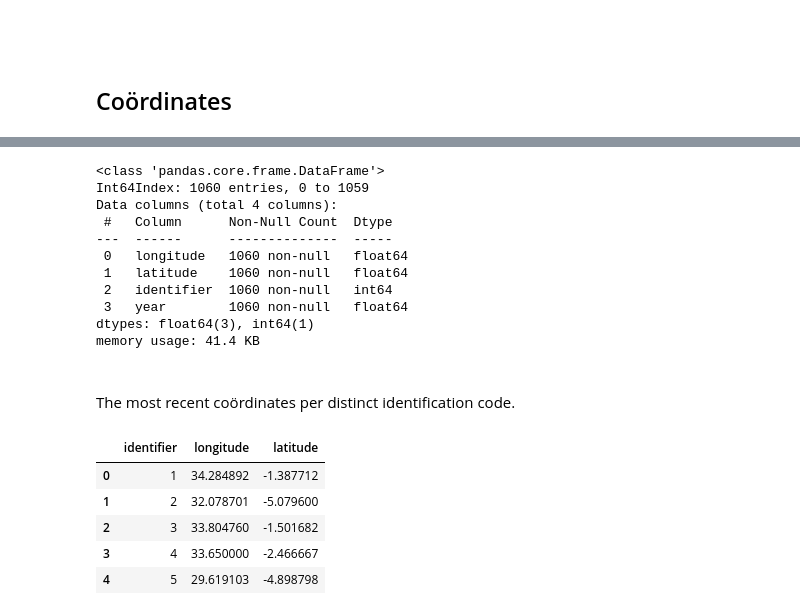
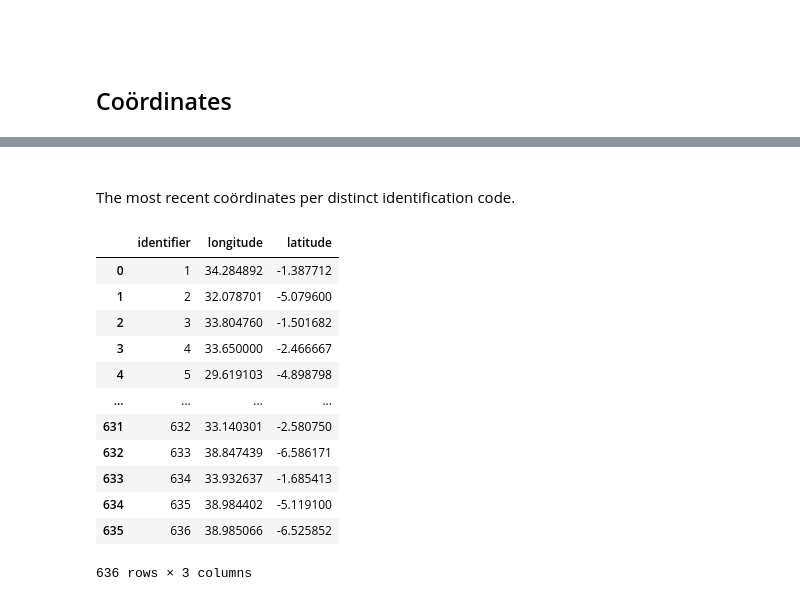
Before and after one commit to helminthiases/networks, a Jupyter notebook: notebooks/graphs.ipynb, the cells around one changed output, grey strips where cells are left out. Saved outputs shown, nothing was run; the diff lists cells and outputs as text; code cells hidden in the pictures.

```diff
--- a/notebooks/graphs.ipynb
+++ b/notebooks/graphs.ipynb
@@ -115,7 +115,7 @@ os.path.basename(hub)
 
 An experiments data set
 # %%
-url = 'https://raw.githubusercontent.com/helminthiases/infections/develop/warehouse/data/ESPEN/networks/linear/TZ.csv'
+url = 'https://raw.githubusercontent.com/helminthiases/infections/develop/warehouse/data/ESPEN/networks/edges/TZ.csv'
 frame = pd.read_csv(filepath_or_buffer=url, header=0, encoding='utf-8')
 frame.columns
 # %% [output]
@@ -308,17 +322,3 @@ example = focus[['longitude', 'latitude', 'identifier', 'year']].sort_values(by=
-# %%
-example.info()
-# %% [output]
-<class 'pandas.core.frame.DataFrame'>
-Int64Index: 1060 entries, 0 to 1059
-Data columns (total 4 columns):
- #   Column      Non-Null Count  Dtype
----  ------      --------------  -----
- 0   longitude   1060 non-null   float64
- 1   latitude    1060 non-null   float64
- 2   identifier  1060 non-null   int64
- 3   year        1060 non-null   float64
-dtypes: float64(3), int64(1)
-memory usage: 41.4 KB
 # %% [markdown]
 <br>
 
@@ -326,11 +326,18 @@ The most recent co&ouml;rdinates per distinct identification code.
 # %%
 points = example[['longitude', 'latitude', 'identifier']].groupby(by='identifier').agg(lambda x: x.iloc[-1])
 points = points.copy().reset_index()
-points.head()
+points
 # %% [output]
 |  | identifier | longitude | latitude |
 | 0 | 1 | 34.284892 | -1.387712 |
 | 1 | 2 | 32.078701 | -5.079600 |
 | 2 | 3 | 33.804760 | -1.501682 |
 | 3 | 4 | 33.650000 | -2.466667 |
 | 4 | 5 | 29.619103 | -4.898798 |
+| ... | ... | ... | ... |
+| 631 | 632 | 33.140301 | -2.580750 |
+| 632 | 633 | 38.847439 | -6.586171 |
+| 633 | 634 | 33.932637 | -1.685413 |
+| 634 | 635 | 38.984402 | -5.119100 |
+| 635 | 636 | 38.985066 | -6.525852 |
+636 rows × 3 columns
```
Also changed, not shown: parts of 13 cells of this notebook.
